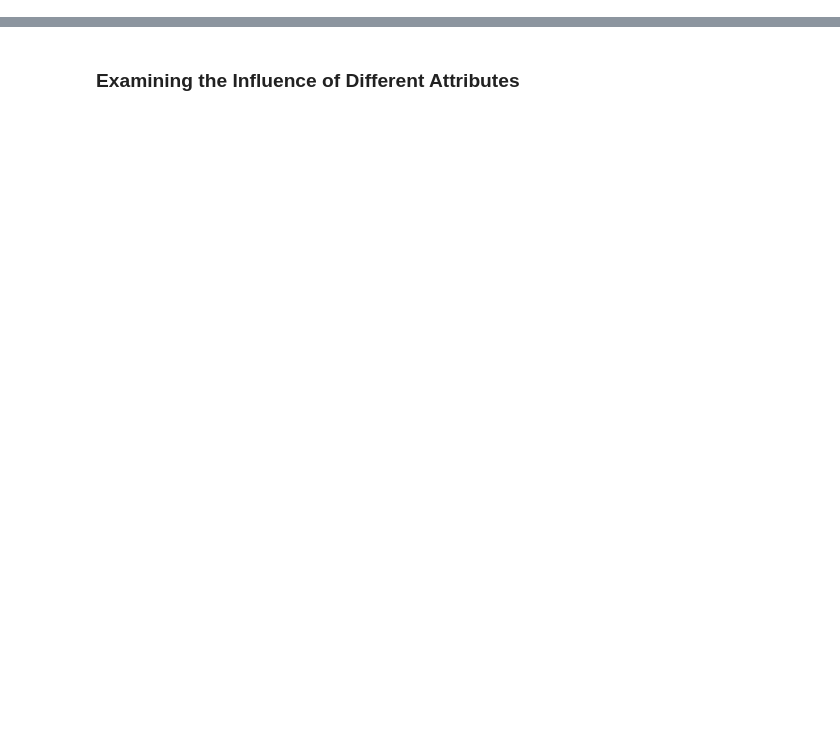
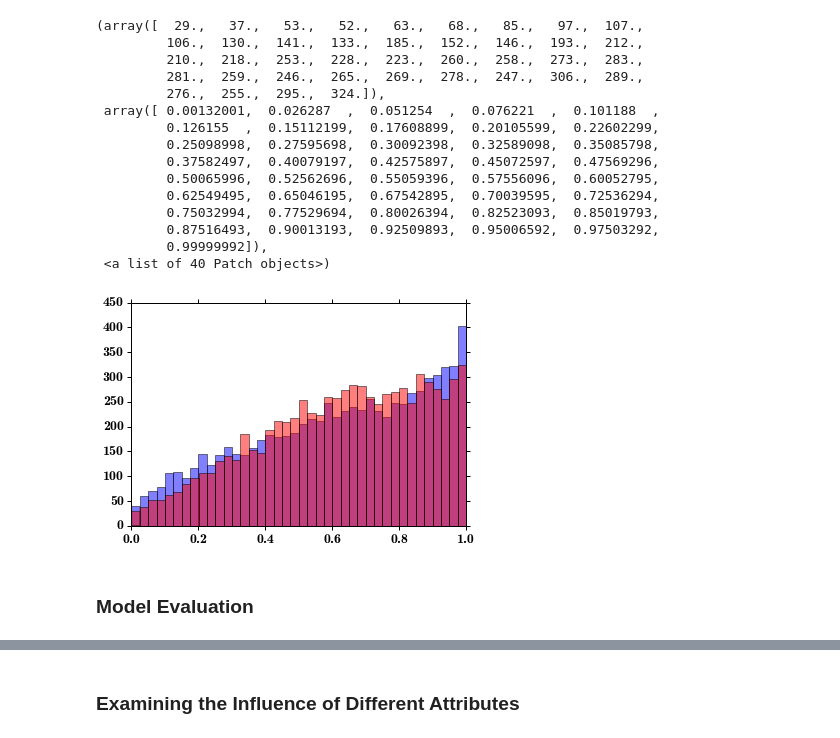
Before and after one commit to tianhuil/projects201409, a Jupyter notebook: isaac/analysis.ipynb, the cells around one changed output, grey strips where cells are left out. Cells and saved outputs as stored; diff of their text form; code cells hidden in the pictures; blank space fills up the shorter version.

```diff
--- a/isaac/analysis.ipynb
+++ b/isaac/analysis.ipynb
@@ -6,0 +155,25 @@ assert(all(dat.columns == datb.columns))
+# %%
+X = grid_search.best_estimator_.get_params()['union'].transform(df_test.values)
+p = grid_search.best_estimator_.get_params()['clf'].predict_proba(X)[:,1]
+# %%
+hist(p[df_train.failed.values], 40, alpha=.5, color='b')
+hist(p[~df_train.failed.values], 40, alpha=.5, color='r')
+# %% [output]
+(array([  29.,   37.,   53.,   52.,   63.,   68.,   85.,   97.,  107.,
+         106.,  130.,  141.,  133.,  185.,  152.,  146.,  193.,  212.,
+         210.,  218.,  253.,  228.,  223.,  260.,  258.,  273.,  283.,
+         281.,  259.,  246.,  265.,  269.,  278.,  247.,  306.,  289.,
+         276.,  255.,  295.,  324.]),
+ array([ 0.00132001,  0.026287  ,  0.051254  ,  0.076221  ,  0.101188  ,
+         0.126155  ,  0.15112199,  0.17608899,  0.20105599,  0.22602299,
+         0.25098998,  0.27595698,  0.30092398,  0.32589098,  0.35085798,
+         0.37582497,  0.40079197,  0.42575897,  0.45072597,  0.47569296,
+         0.50065996,  0.52562696,  0.55059396,  0.57556096,  0.60052795,
+         0.62549495,  0.65046195,  0.67542895,  0.70039595,  0.72536294,
+         0.75032994,  0.77529694,  0.80026394,  0.82523093,  0.85019793,
+         0.87516493,  0.90013193,  0.92509893,  0.95006592,  0.97503292,
+         0.99999992]),
+ <a list of 40 Patch objects>)
+[figure, added]
+# %% [markdown]
+### Model Evaluation
```
Also changed, not shown: parts of 38 cells of this notebook, 3 other files.
